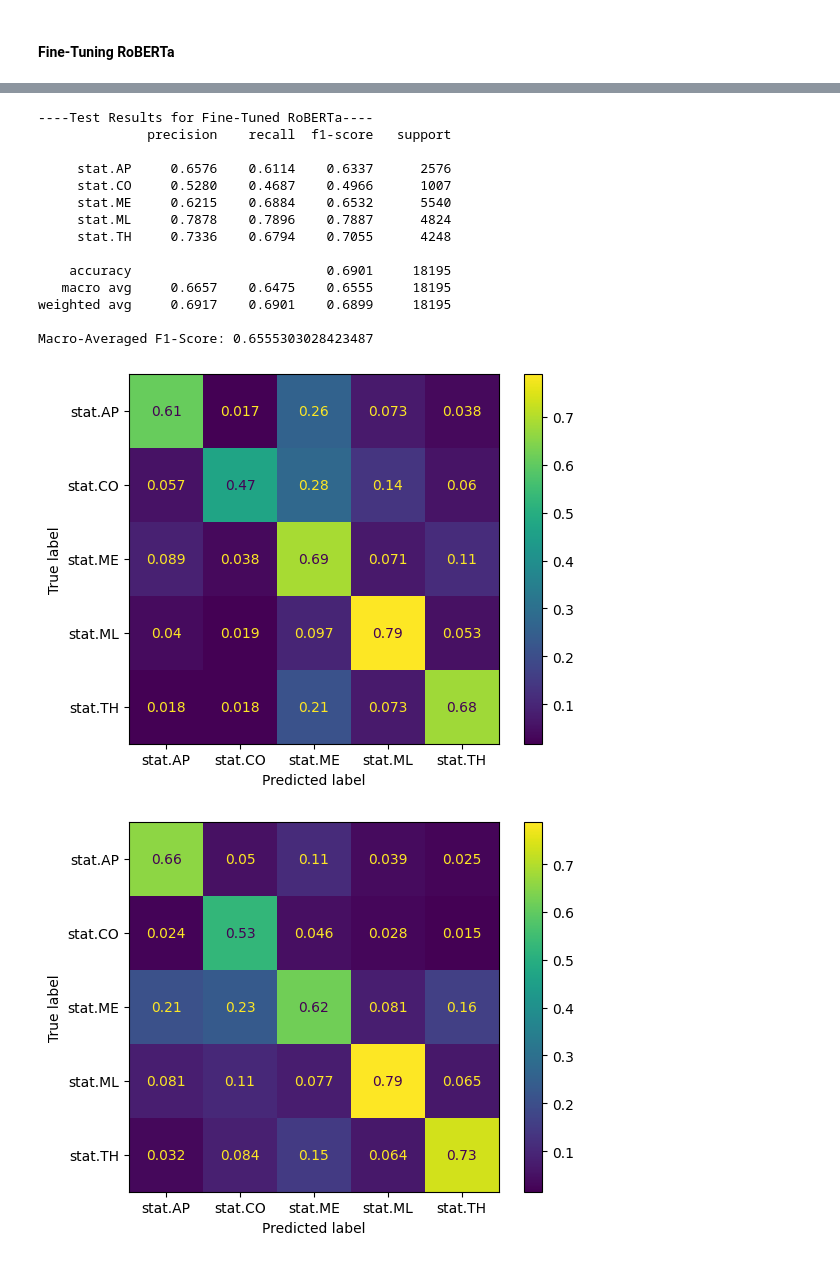
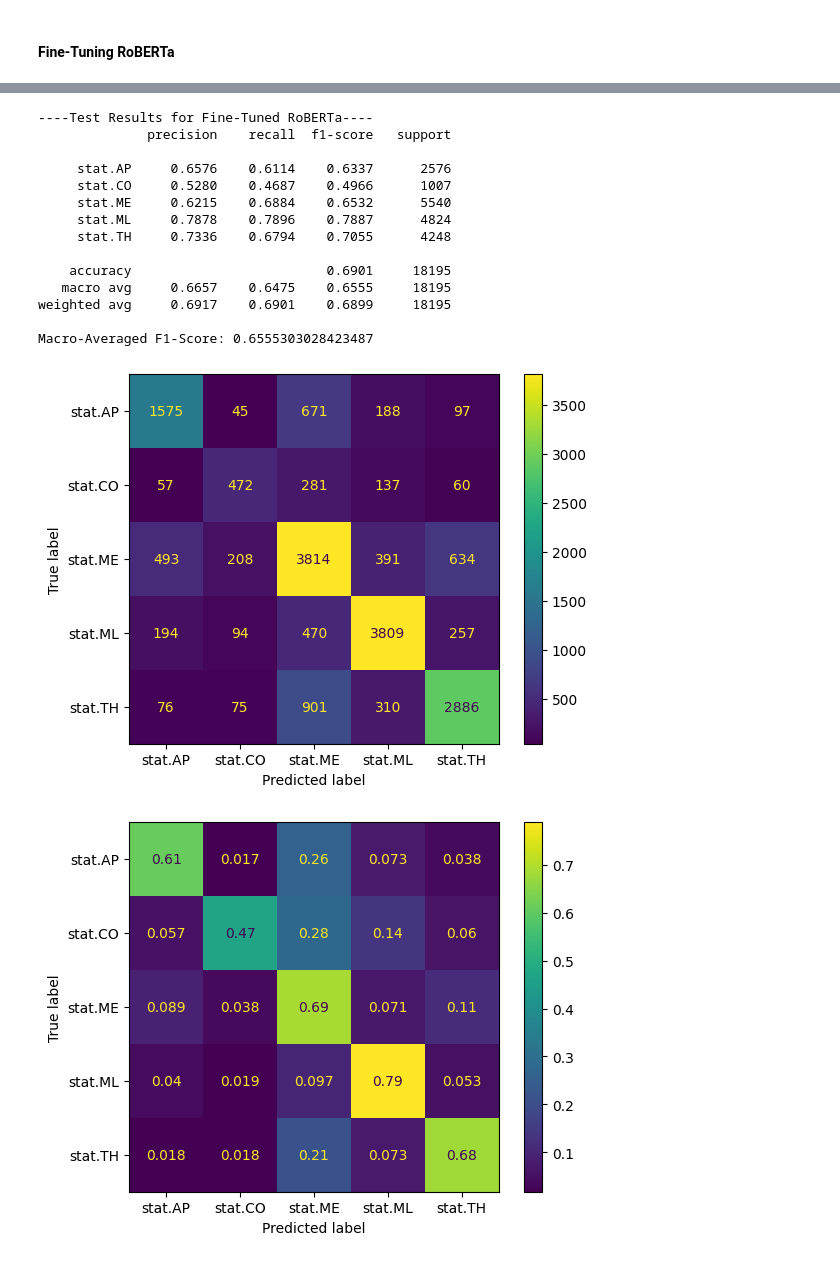
Before and after one commit to ehan03/arxiv-stat-nlp, a Jupyter notebook: notebooks/full_pipeline.ipynb, the cells around one changed output, grey strips where cells are left out. Drawn from its saved outputs; the diff is of its cells as text; code cells hidden in the pictures.

```diff
--- a/notebooks/full_pipeline.ipynb
+++ b/notebooks/full_pipeline.ipynb
@@ -577,7 +586,11 @@ model = RobertaBaseline.load_from_checkpoint(os.path.join(MODELS_DIR, "roberta_b
 model.to(DEVICE)
 model.eval()
 
-y_true = []
+tokenizer_roberta = AutoTokenizer.from_pretrained("roberta-base")
+test_dataset = ArXivDataset(test_df, tokenizer_roberta)
+test_loader = DataLoader(test_dataset, batch_size=16)
+
+y_test = []
 y_pred = []
 for batch in tqdm(test_loader, unit="batch"):
     input_ids = batch["input_ids"].to("cuda")
@@ -590,19 +603,20 @@ for batch in tqdm(test_loader, unit="batch"):
     predicted_labels = torch.argmax(logits, dim=1).cpu().numpy()
     true_labels = batch["label"].cpu().numpy()
 
-    y_true.extend(true_labels)
+    y_test.extend(true_labels)
     y_pred.extend(predicted_labels)
 
-y_true = np.vectorize(ID_TO_CATEGORY.get)(y_true)
+y_test = np.vectorize(ID_TO_CATEGORY.get)(y_test)
 y_pred = np.vectorize(ID_TO_CATEGORY.get)(y_pred)
 
 # Results
 print("----Test Results for Baseline RoBERTa----")
-print(classification_report(y_true, y_pred, digits=4))
-print(f"Macro-Averaged F1-Score: {f1_score(y_true, y_pred, average='macro')}")
+print(classification_report(y_test, y_pred, digits=4))
+print(f"Macro-Averaged F1-Score: {f1_score(y_test, y_pred, average='macro')}")
 
-disp1 = ConfusionMatrixDisplay.from_predictions(y_test, y_pred, normalize="true")
-disp2 = ConfusionMatrixDisplay.from_predictions(y_test, y_pred, normalize="pred")
+disp1 = ConfusionMatrixDisplay.from_predictions(y_test, y_pred)
+disp2 = ConfusionMatrixDisplay.from_predictions(y_test, y_pred, normalize="true")
+disp3 = ConfusionMatrixDisplay.from_predictions(y_test, y_pred, normalize="pred")
 # %% [output]
 Some weights of RobertaForSequenceClassification were not initialized from the model checkpoint at roberta-base and are newly initialized: ['classifier.out_proj.weight', 'classifier.dense.weight', 'cl ...
 You should probably TRAIN this model on a down-stream task to be able to use it for predictions and inference.
@@ -632,7 +647,11 @@ model = RobertaFineTuned.load_from_checkpoint(os.path.join(MODELS_DIR, "roberta_
 model.to(DEVICE)
 model.eval()
 
-y_true = []
+tokenizer_roberta = AutoTokenizer.from_pretrained("roberta-base")
+test_dataset = ArXivDataset(test_df, tokenizer_roberta)
+test_loader = DataLoader(test_dataset, batch_size=16)
+
+y_test = []
 y_pred = []
 for batch in tqdm(test_loader, unit="batch"):
     input_ids = batch["input_ids"].to("cuda")
@@ -642,38 +661,39 @@ for batch in tqdm(test_loader, unit="batch"):
         outputs = model(input_ids, attention_mask=attention_mask)
 
     logits = outputs.logits
     predicted_labels = torch.argmax(logits, dim=1).cpu().numpy()
     true_labels = batch["label"].cpu().numpy()
 
-    y_true.extend(true_labels)
+    y_test.extend(true_labels)
     y_pred.extend(predicted_labels)
 
-y_true = np.vectorize(ID_TO_CATEGORY.get)(y_true)
+y_test = np.vectorize(ID_TO_CATEGORY.get)(y_test)
 y_pred = np.vectorize(ID_TO_CATEGORY.get)(y_pred)
 
 # Results
 print("----Test Results for Fine-Tuned RoBERTa----")
-print(classification_report(y_true, y_pred, digits=4))
-print(f"Macro-Averaged F1-Score: {f1_score(y_true, y_pred, average='macro')}")
+print(classification_report(y_test, y_pred, digits=4))
+print(f"Macro-Averaged F1-Score: {f1_score(y_test, y_pred, average='macro')}")
 
-disp1 = ConfusionMatrixDisplay.from_predictions(y_test, y_pred, normalize="true")
-disp2 = ConfusionMatrixDisplay.from_predictions(y_test, y_pred, normalize="pred")
+disp1 = ConfusionMatrixDisplay.from_predictions(y_test, y_pred)
+disp2 = ConfusionMatrixDisplay.from_predictions(y_test, y_pred, normalize="true")
+disp3 = ConfusionMatrixDisplay.from_predictions(y_test, y_pred, normalize="pred")
 # %% [output]
 Some weights of RobertaForSequenceClassification were not initialized from the model checkpoint at roberta-base and are newly initialized: ['classifier.out_proj.weight', 'classifier.dense.weight', 'cl ...
 You should probably TRAIN this model on a down-stream task to be able to use it for predictions and inference.
 ----Test Results for Fine-Tuned RoBERTa----
               precision    recall  f1-score   support
 
      stat.AP     0.6576    0.6114    0.6337      2576
      stat.CO     0.5280    0.4687    0.4966      1007
      stat.ME     0.6215    0.6884    0.6532      5540
      stat.ML     0.7878    0.7896    0.7887      4824
      stat.TH     0.7336    0.6794    0.7055      4248
 
     accuracy                         0.6901     18195
    macro avg     0.6657    0.6475    0.6555     18195
 weighted avg     0.6917    0.6901    0.6899     18195
 
 Macro-Averaged F1-Score: 0.6555303028423487
-[figure, old version]
+[figure, new version]
-[figure, old version]
+[figure, new version]
```
Also changed, not shown: parts of 7 cells of this notebook.
